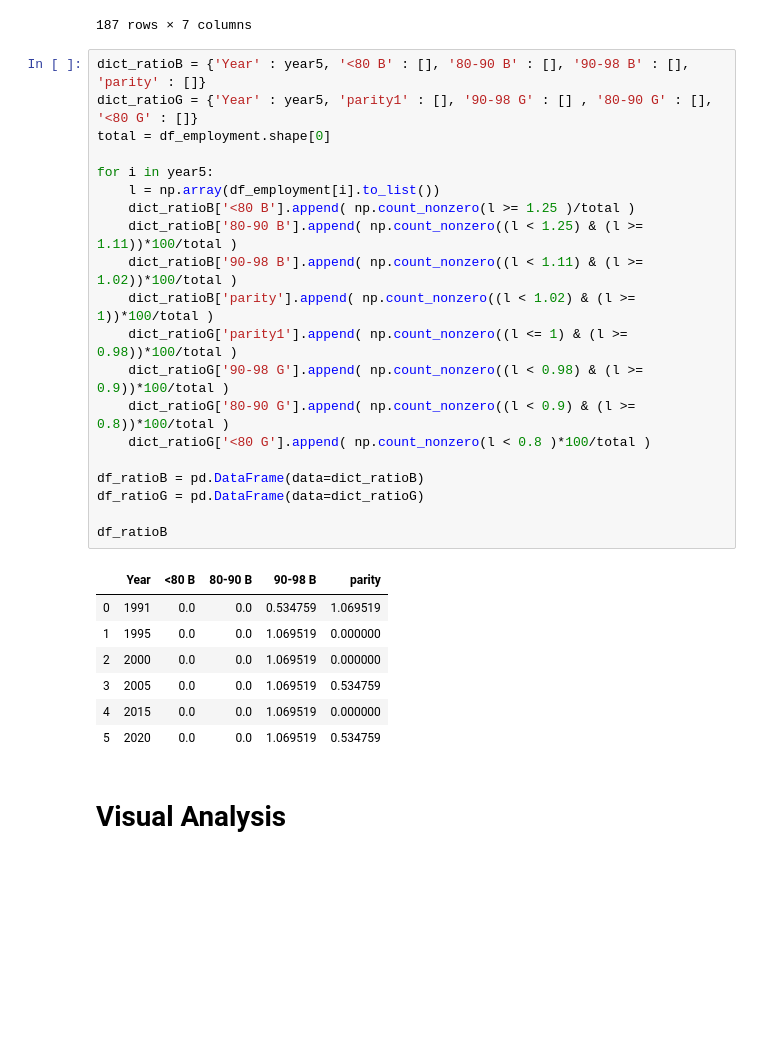
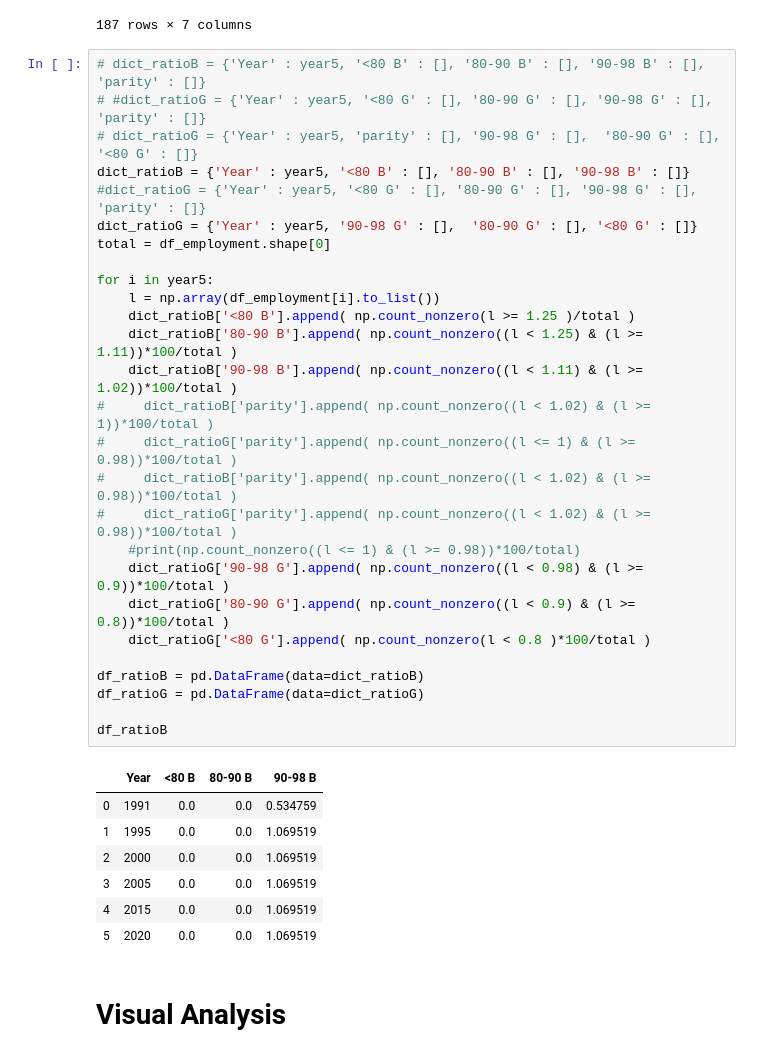
Before and after one commit to Amatullah/CSCI5502-DataMining_Project, a Jupyter notebook: RegionalAnalysis.ipynb, the cells around one changed output. Saved outputs shown, nothing was run; the diff lists cells and outputs as text; blank space fills up the shorter version.

```diff
--- a/RegionalAnalysis.ipynb
+++ b/RegionalAnalysis.ipynb
@@ -217,33 +217,40 @@ df_employment
 | 186 | Zimbabwe | 0.842692 | 0.856744 | 0.841529 | 0.871251 | 0.861908 | 0.869002 |
 187 rows × 7 columns
 # %%
-dict_ratioB = {'Year' : year5, '<80 B' : [], '80-90 B' : [], '90-98 B' : [], 'parity' : []}
-dict_ratioG = {'Year' : year5, 'parity1' : [], '90-98 G' : [] , '80-90 G' : [], '<80 G' : []}
+# dict_ratioB = {'Year' : year5, '<80 B' : [], '80-90 B' : [], '90-98 B' : [], 'parity' : []}
+# #dict_ratioG = {'Year' : year5, '<80 G' : [], '80-90 G' : [], '90-98 G' : [], 'parity' : []}
+# dict_ratioG = {'Year' : year5, 'parity' : [], '90-98 G' : [],  '80-90 G' : [], '<80 G' : []}
+dict_ratioB = {'Year' : year5, '<80 B' : [], '80-90 B' : [], '90-98 B' : []}
+#dict_ratioG = {'Year' : year5, '<80 G' : [], '80-90 G' : [], '90-98 G' : [], 'parity' : []}
+dict_ratioG = {'Year' : year5, '90-98 G' : [],  '80-90 G' : [], '<80 G' : []}
 total = df_employment.shape[0]
 
 for i in year5:
     l = np.array(df_employment[i].to_list())
     dict_ratioB['<80 B'].append( np.count_nonzero(l >= 1.25 )/total )
     dict_ratioB['80-90 B'].append( np.count_nonzero((l < 1.25) & (l >= 1.11))*100/total )
     dict_ratioB['90-98 B'].append( np.count_nonzero((l < 1.11) & (l >= 1.02))*100/total )
-    dict_ratioB['parity'].append( np.count_nonzero((l < 1.02) & (l >= 1))*100/total )
-    dict_ratioG['parity1'].append( np.count_nonzero((l <= 1) & (l >= 0.98))*100/total )
+#     dict_ratioB['parity'].append( np.count_nonzero((l < 1.02) & (l >= 1))*100/total )
+#     dict_ratioG['parity'].append( np.count_nonzero((l <= 1) & (l >= 0.98))*100/total )
+#     dict_ratioB['parity'].append( np.count_nonzero((l < 1.02) & (l >= 0.98))*100/total )
+#     dict_ratioG['parity'].append( np.count_nonzero((l < 1.02) & (l >= 0.98))*100/total )
+    #print(np.count_nonzero((l <= 1) & (l >= 0.98))*100/total)
     dict_ratioG['90-98 G'].append( np.count_nonzero((l < 0.98) & (l >= 0.9))*100/total )
     dict_ratioG['80-90 G'].append( np.count_nonzero((l < 0.9) & (l >= 0.8))*100/total )
     dict_ratioG['<80 G'].append( np.count_nonzero(l < 0.8 )*100/total )
 
 df_ratioB = pd.DataFrame(data=dict_ratioB)
 df_ratioG = pd.DataFrame(data=dict_ratioG)
 
 df_ratioB
 # %% [output]
-|  | Year | <80 B | 80-90 B | 90-98 B | parity |
-| 0 | 1991 | 0.0 | 0.0 | 0.534759 | 1.069519 |
-| 1 | 1995 | 0.0 | 0.0 | 1.069519 | 0.000000 |
-| 2 | 2000 | 0.0 | 0.0 | 1.069519 | 0.000000 |
-| 3 | 2005 | 0.0 | 0.0 | 1.069519 | 0.534759 |
-| 4 | 2015 | 0.0 | 0.0 | 1.069519 | 0.000000 |
-| 5 | 2020 | 0.0 | 0.0 | 1.069519 | 0.534759 |
+|  | Year | <80 B | 80-90 B | 90-98 B |
+| 0 | 1991 | 0.0 | 0.0 | 0.534759 |
+| 1 | 1995 | 0.0 | 0.0 | 1.069519 |
+| 2 | 2000 | 0.0 | 0.0 | 1.069519 |
+| 3 | 2005 | 0.0 | 0.0 | 1.069519 |
+| 4 | 2015 | 0.0 | 0.0 | 1.069519 |
+| 5 | 2020 | 0.0 | 0.0 | 1.069519 |
 # %% [markdown]
 # Visual Analysis
 # %% [markdown]
```
Also changed, not shown: parts of 3 cells of this notebook.
